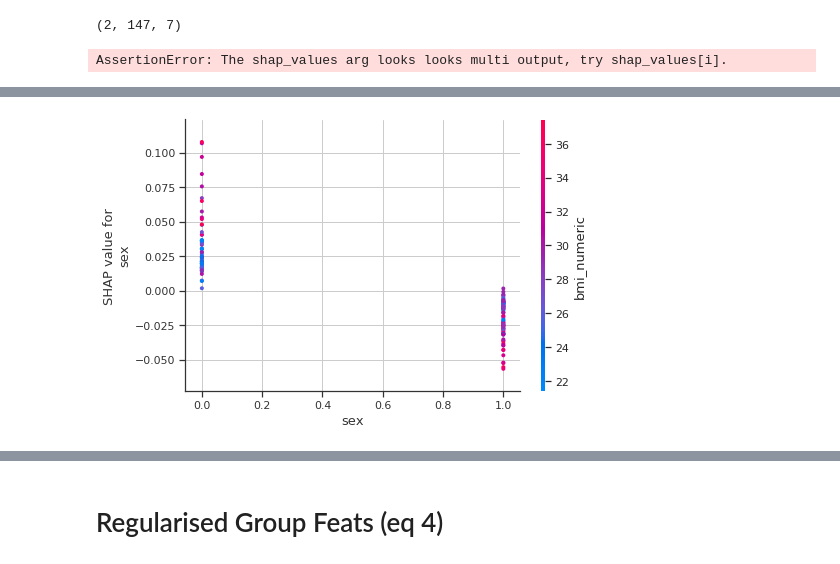
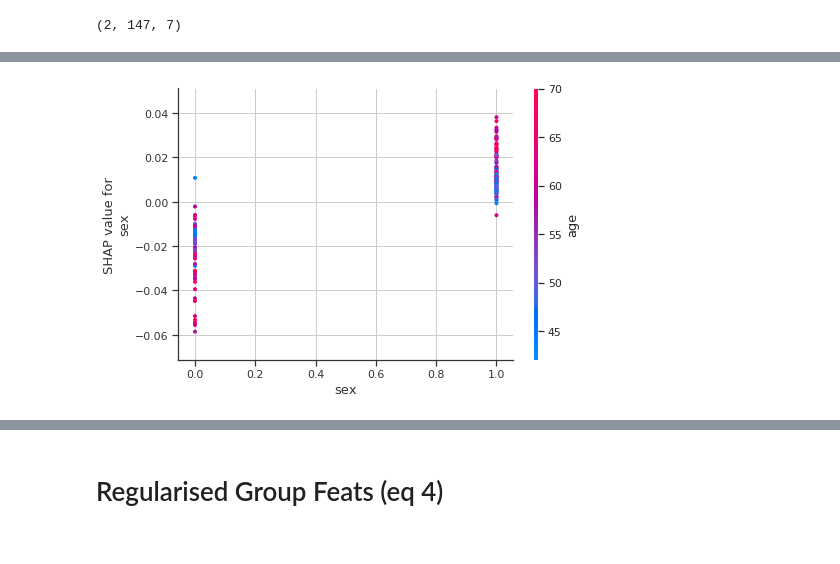
Before and after one commit to jyotirmay123/BNN-for-Uncertainty-Estimation-of-Imaging-Biomarkers, a Jupyter notebook: diabetes_classification-041119.ipynb, the cells around one changed output, grey strips where cells are left out. Drawn from its saved outputs; the diff is of its cells as text; code cells hidden in the pictures.

```diff
--- a/diabetes_classification-041119.ipynb
+++ b/diabetes_classification-041119.ipynb
@@ -295,11 +309,12 @@ def weighted_group_feats(df, target_col, features_string, alpha_col):
     return p_values, fii, (y, predicted)
 # %%
 def normalise_iou(df):
-    for iou_col in ['iou_spleen', 'iou_liver']:
+    for iou_col in ['iou_spleen', 'iou_liver', 'iou_mean']:
         iou = df[iou_col]
+#         iou = (iou - iou.mean())/iou.std(ddof=0)
         iou = (iou - iou.min()) / (iou.max() - iou.min())
         df[f'{iou_col}_normalised'] = iou
-    df['iou_mean_normalised'] = (df['iou_spleen_normalised'] + df['iou_liver_normalised']) / 2
+#     df['iou_mean_normalised'] = (df['iou_spleen_normalised'] + df['iou_liver_normalised']) / 2
     return df
 
 # for model, path in model_report_paths.items():
@@ -530,13 +586,16 @@ for model, df in dfs.items():
         selected_feats = selected_model_feats #+ ['iou_spleen_normalised', 'iou_liver_normalised', 'iou_mean_normalised']
 
 
-    dfs[model] = df[df.volume_id.isin(common_vols)][selected_feats]
-    df, normalised_cols = z_score_column_normalise(dfs[model], ['seg_spleen', 'seg_liver'])
+    df = df[df.volume_id.isin(common_vols)][selected_feats]
+    df['seg_spleen_bmi_normalised'] = df['seg_spleen'] / df['bmi_numeric']
+    df['seg_liver_bmi_normalised'] = df['seg_liver'] / df['bmi_numeric']
+    df, normalised_cols = z_score_column_normalise(df, ['seg_spleen', 'seg_liver', 'age', 'bmi_numeric','seg_liver_bmi_normalised', 'seg_spleen_bmi_normalised'])
     if 'dataset' not in model:
-        df['iou_dot_seg_spleen'] = df['iou_spleen'] * df['seg_spleen_normalised']
-        df['iou_dot_seg_liver'] = df['iou_liver'] * df['seg_liver_normalised']
+        df['iou_dot_seg_spleen'] = df['iou_spleen'] * df['seg_spleen']
+        df['iou_dot_seg_liver'] = df['iou_liver'] * df['seg_liver']
         df, _ =  z_score_column_normalise(df, ['iou_dot_seg_spleen', 'iou_dot_seg_liver'])
         df = normalise_iou(df)
+#         print(df[])
     dfs[model] = df
     print('model shape:', dfs[model].shape)
 
@@ -590,11 +649,13 @@ for model, df in dfs_ukb.items():
     else:
         selected_feats = selected_model_feats #+ ['iou_spleen_normalised', 'iou_liver_normalised', 'iou_mean_normalised']
 
-    dfs_ukb[model] = df[df.volume_id.isin(common_vols)][selected_feats]
-    df, normalised_cols = z_score_column_normalise(dfs_ukb[model], ['seg_spleen', 'seg_liver'])
+    df = df[df.volume_id.isin(common_vols)][selected_feats]
+    df['seg_spleen_bmi_normalised'] = df['seg_spleen'] / df['bmi_numeric']
+    df['seg_liver_bmi_normalised'] = df['seg_liver'] / df['bmi_numeric']
+    df, normalised_cols = z_score_column_normalise(df, ['seg_spleen', 'seg_liver', 'age', 'bmi_numeric'])
     if 'dataset' not in model:
-        df['iou_dot_seg_spleen'] = df['iou_spleen'] * df['seg_spleen_normalised']
-        df['iou_dot_seg_liver'] = df['iou_liver'] * df['seg_liver_normalised']
+        df['iou_dot_seg_spleen'] = df['iou_spleen'] * df['seg_spleen']
+        df['iou_dot_seg_liver'] = df['iou_liver'] * df['seg_liver']
         df, _ =  z_score_column_normalise(df, ['iou_dot_seg_spleen', 'iou_dot_seg_liver'])
         df = normalise_iou(df)
     dfs_ukb[model] = df
@@ -737,11 +799,11 @@ Successfully installed xgboost-0.90
 # Ensemble Techniques
 # %%
 import shap
-import xgboost
+# import xgboost
 
 shap.initjs()
 for model, df in dfs.items():
-    feats = basic_feats + [ 'seg_spleen_normalised', 'seg_liver_normalised',  'iou_spleen', 'iou_liver']
+    feats = basic_feats + [ 'seg_spleen_normalised', 'seg_liver_normalised',  f'iou_dot_seg_liver_normalised', f'iou_dot_seg_spleen_normalised']
     x = df[feats]
     y = df['diabetes_status']
 
@@ -755,15 +817,13 @@ print(np.array(shap_values).shape)
 [interactive output not drawn]
 (2, 147, 7)
 # %%
-shap.force_plot(explainer.expected_value, shap_values, x)
+# shap.force_plot(explainer.expected_value, shap_values, x)
-# %% [output]
-AssertionError: The shap_values arg looks looks multi output, try shap_values[i].
 # %%
 shap.force_plot(explainer.expected_value[0], shap_values[0], x)
 # %% [output]
 [interactive output not drawn]
 # %%
-shap.dependence_plot("sex", shap_values[0], x)
+shap.dependence_plot("sex", shap_values[1], x)
 # %% [output]
-[figure, old version]
+[figure, new version]
 # %%
```
Also changed, not shown: parts of 15 cells of this notebook, 9 other files.
